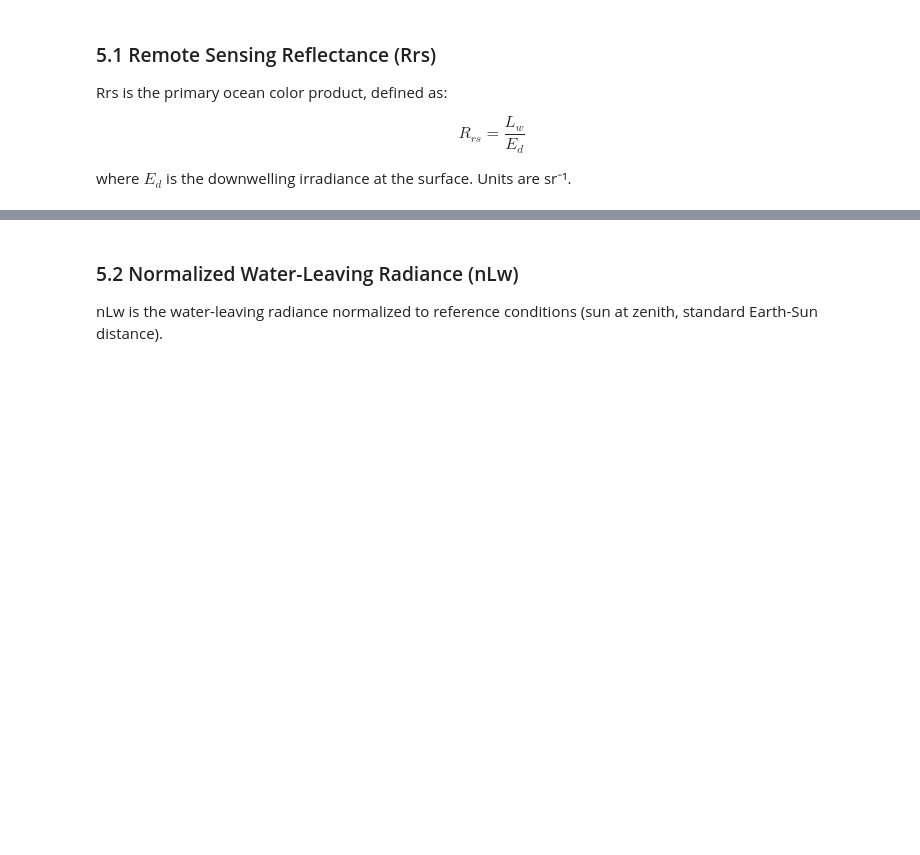
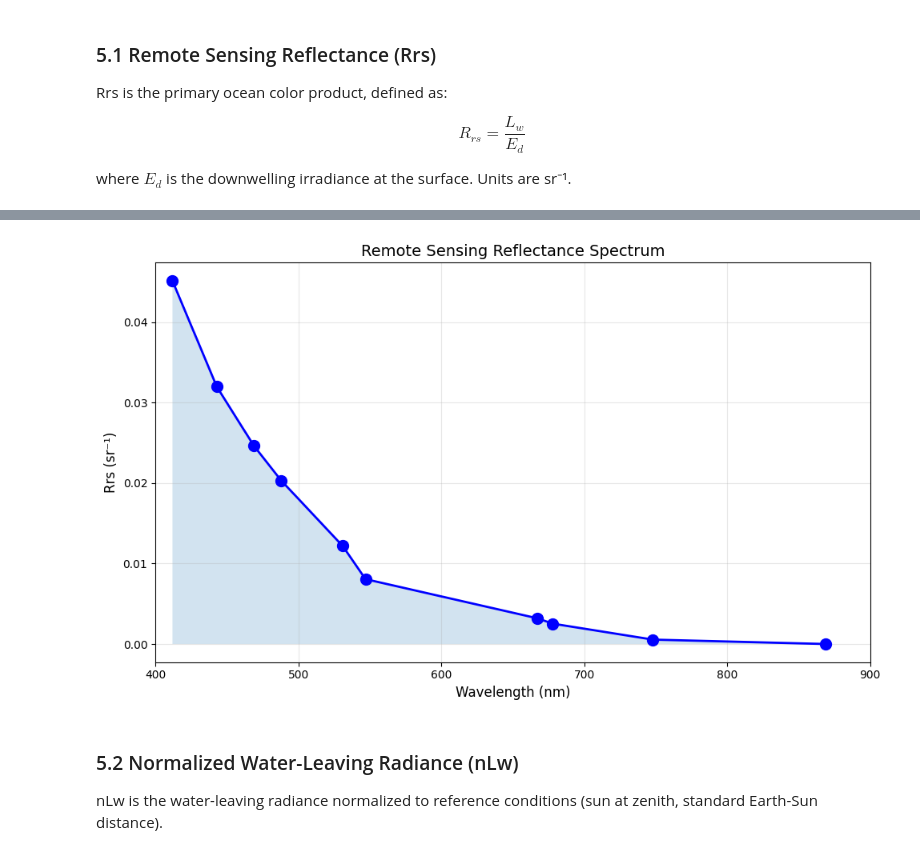
Before and after one commit to ocean-colour/correct-atmosphere, a Jupyter notebook: nb/04_full_correction.ipynb, the cells around one changed output, grey strips where cells are left out. Drawn from its saved outputs; the diff is of its cells as text; code cells hidden in the pictures; blank space fills up the shorter version.

```diff
--- a/nb/04_full_correction.ipynb
+++ b/nb/04_full_correction.ipynb
@@ -224,18 +289,20 @@ for i, wl in enumerate(wavelengths):
 # %%
 # Plot Rrs spectrum
-wavelengths = [412, 443, 490, 510, 555, 670, 765, 865]
+wavelengths = [412, 443, 469, 488, 531, 547, 667, 678, 748, 869]
 rrs_values = result.rrs
 
 plt.figure(figsize=(10, 6))
 plt.plot(wavelengths, rrs_values, 'b-o', linewidth=2, markersize=10)
 plt.fill_between(wavelengths, 0, rrs_values, alpha=0.2)
 plt.xlabel('Wavelength (nm)', fontsize=12)
 plt.ylabel('Rrs (sr⁻¹)', fontsize=12)
 plt.title('Remote Sensing Reflectance Spectrum', fontsize=14)
 plt.grid(True, alpha=0.3)
 plt.xlim(400, 900)
 plt.tight_layout()
 plt.show()
+# %% [output]
+[figure, added]
 # %% [markdown]
 ### 5.2 Normalized Water-Leaving Radiance (nLw)
 
```
Also changed, not shown: parts of 18 cells of this notebook, 8 other files.
